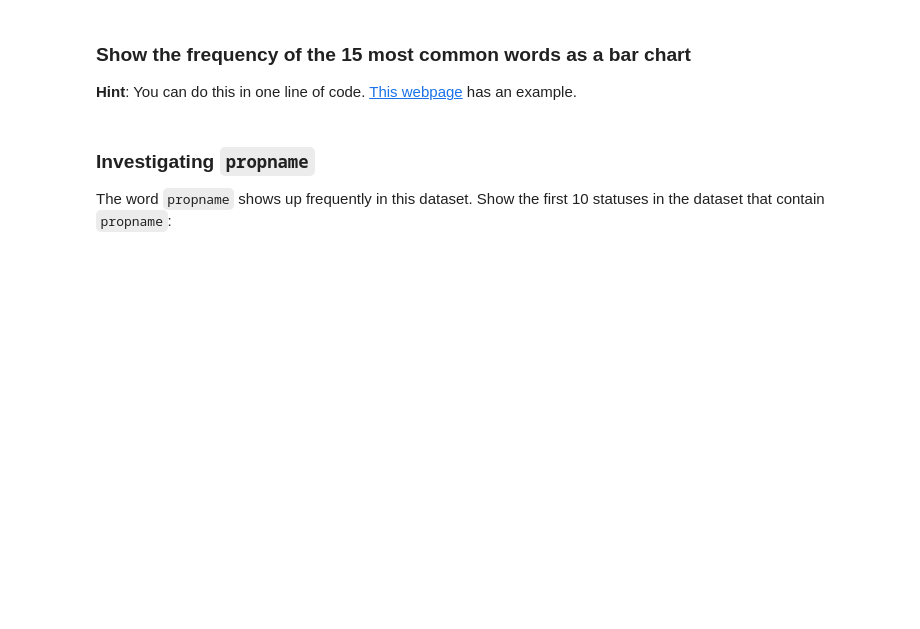
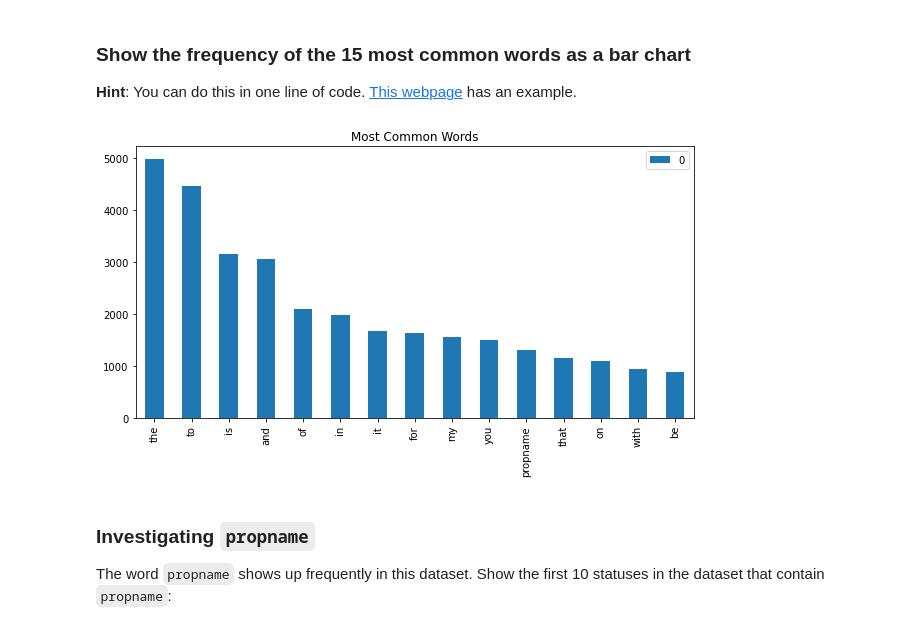
Before and after one commit to woodstockwins/1213-iris, a Jupyter notebook: labs/5.02-lab-nlp-master/lab-5.02-gene.ipynb, the cells around one changed output. Saved outputs shown, nothing was run; the diff lists cells and outputs as text; code cells hidden in the pictures; blank space fills up the shorter version.

```diff
--- a/labs/5.02-lab-nlp-master/lab-5.02-gene.ipynb
+++ b/labs/5.02-lab-nlp-master/lab-5.02-gene.ipynb
@@ -417,2 +419,9 @@ It's up to you whether or not to keep stopwords in the dataset.
 # %% [markdown]
 ### Show the 15 most common words
+# %%
+cv = CountVectorizer()
+cv.fit(df['status'])
+
+status_tf = cv.transform(df['status'])
+status_tf = pd.DataFrame(status_tf.A, columns=cv.get_feature_names_out())
+status_tf.sum().sort_values(ascending=False)[:15]
@@ -420,6 +446,11 @@ It's up to you whether or not to keep stopwords in the dataset.
 ### Show the frequency of the 15 most common words as a bar chart
 
 **Hint**: You can do this in one line of code. [This webpage](https://dfrieds.com/data-visualizations/bar-plot-python-pandas.html) has an example.
+# %%
+labels = status_tf.sum().sort_values(ascending=False)[0:15].to_frame()
+labels.plot(kind='bar', figsize=(10, 5), title='Most Common Words');
+# %% [output]
+[figure, added]
 # %% [markdown]
 ### Investigating `propname`
 
```
Also changed, not shown: parts of 7 cells of this notebook.
